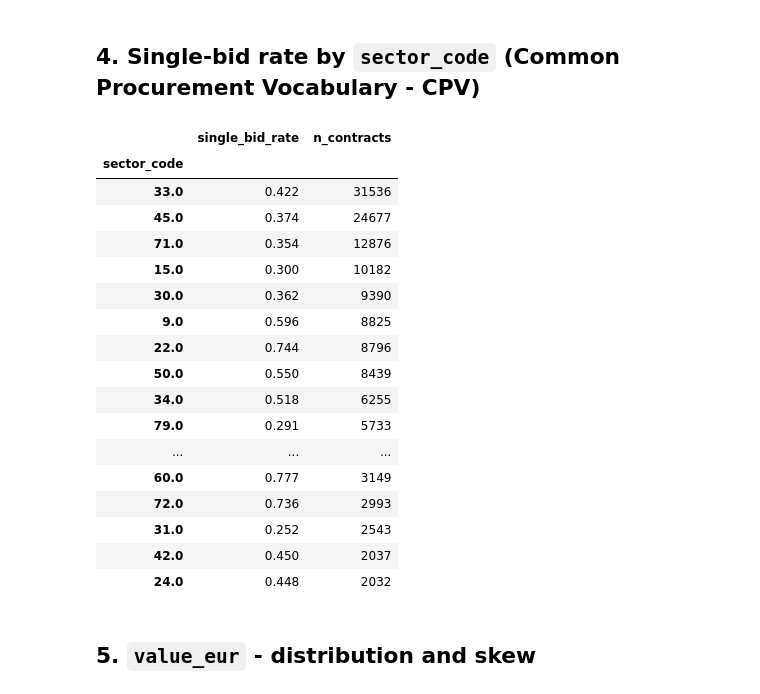
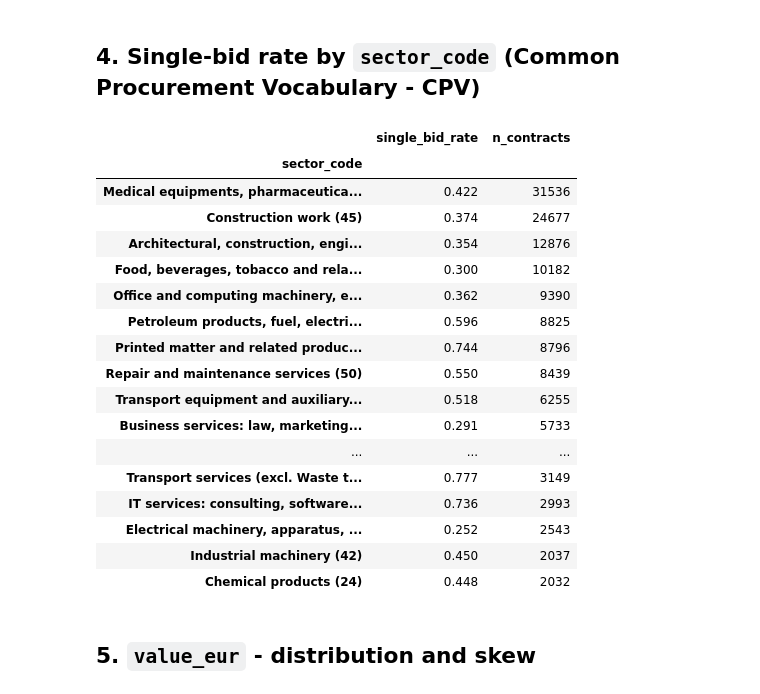
Before and after one commit to DenisMilanov/bg-procurement-single-bid, a Jupyter notebook: notebooks/01-initial-exploration.ipynb, the cells around one changed output. Cells and saved outputs as stored; diff of their text form; code cells hidden in the pictures.

Commit message:
feat: label sector_code with official CPV names in notebook 01 + references

```diff
--- a/notebooks/01-initial-exploration.ipynb
+++ b/notebooks/01-initial-exploration.ipynb
@@ -301,31 +301,42 @@ single-bid contracts excluding direct:   61,304  (78.4% of all single-bid)
 # %% [markdown]
 ## 4. Single-bid rate by `sector_code` (Common Procurement Vocabulary - CPV)
 # %%
-# Single-bid rate by sector, largest sectors first (known-count rows only).
-(known.groupby("sector_code")["single_bid"]
-       .agg(single_bid_rate="mean", n_contracts="count")
-       .sort_values("n_contracts", ascending=False)
-       .head(20)
-       .round(3))
+ref = pd.read_csv("../data/reference/cpv_sectors.csv")
+labels_en = dict(zip(ref.sector_code, ref.label_en))
+
+data_codes = set(known["sector_code"].astype(int).unique())
+missing = sorted(data_codes - set(labels_en))
+assert not missing, f"Codes in data absent from official CPV file: {missing}"
+
+def sector_display(code):
+    return f"{labels_en[int(code)]} ({int(code)})"
+
+sector_summary = (
+    known.groupby("sector_code")["single_bid"]
+         .agg(single_bid_rate="mean", n_contracts="count")
+         .sort_values("n_contracts", ascending=False)
+)
+sector_summary.index = sector_summary.index.map(sector_display)
+sector_summary.head(20).round(3)
 # %% [output]
 |  | single_bid_rate | n_contracts |
 | sector_code |  |  |
-| 33.0 | 0.422 | 31536 |
-| 45.0 | 0.374 | 24677 |
-| 71.0 | 0.354 | 12876 |
-| 15.0 | 0.300 | 10182 |
-| 30.0 | 0.362 | 9390 |
-| 9.0 | 0.596 | 8825 |
-| 22.0 | 0.744 | 8796 |
-| 50.0 | 0.550 | 8439 |
-| 34.0 | 0.518 | 6255 |
-| 79.0 | 0.291 | 5733 |
+| Medical equipments, pharmaceutica... | 0.422 | 31536 |
+| Construction work (45) | 0.374 | 24677 |
+| Architectural, construction, engi... | 0.354 | 12876 |
+| Food, beverages, tobacco and rela... | 0.300 | 10182 |
+| Office and computing machinery, e... | 0.362 | 9390 |
+| Petroleum products, fuel, electri... | 0.596 | 8825 |
+| Printed matter and related produc... | 0.744 | 8796 |
+| Repair and maintenance services (50) | 0.550 | 8439 |
+| Transport equipment and auxiliary... | 0.518 | 6255 |
+| Business services: law, marketing... | 0.291 | 5733 |
 | ... | ... | ... |
-| 60.0 | 0.777 | 3149 |
-| 72.0 | 0.736 | 2993 |
-| 31.0 | 0.252 | 2543 |
-| 42.0 | 0.450 | 2037 |
-| 24.0 | 0.448 | 2032 |
+| Transport services (excl. Waste t... | 0.777 | 3149 |
+| IT services: consulting, software... | 0.736 | 2993 |
+| Electrical machinery, apparatus, ... | 0.252 | 2543 |
+| Industrial machinery (42) | 0.450 | 2037 |
+| Chemical products (24) | 0.448 | 2032 |
 # %% [markdown]
 ## 5. `value_eur` - distribution and skew
 # %%
```
